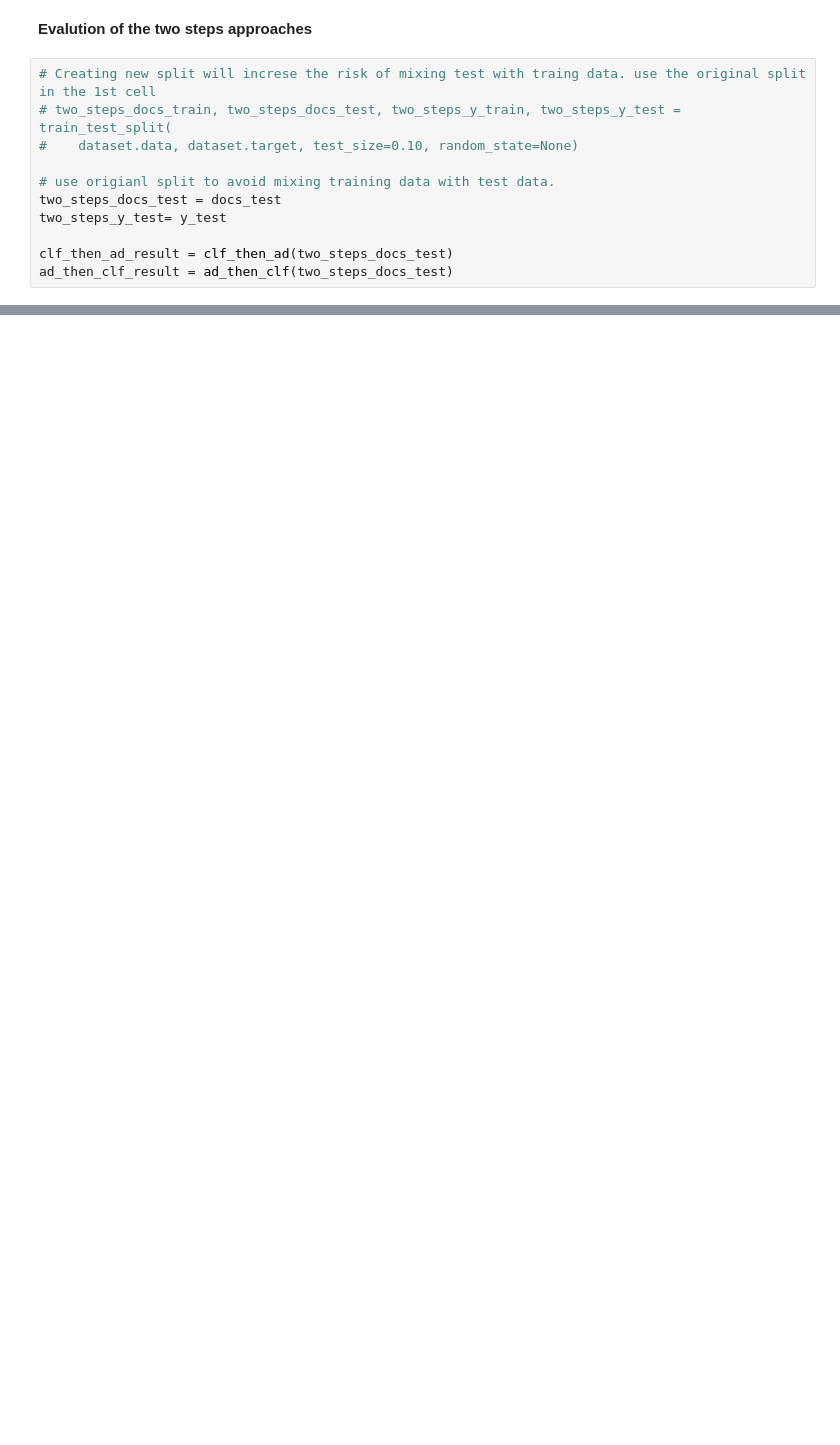
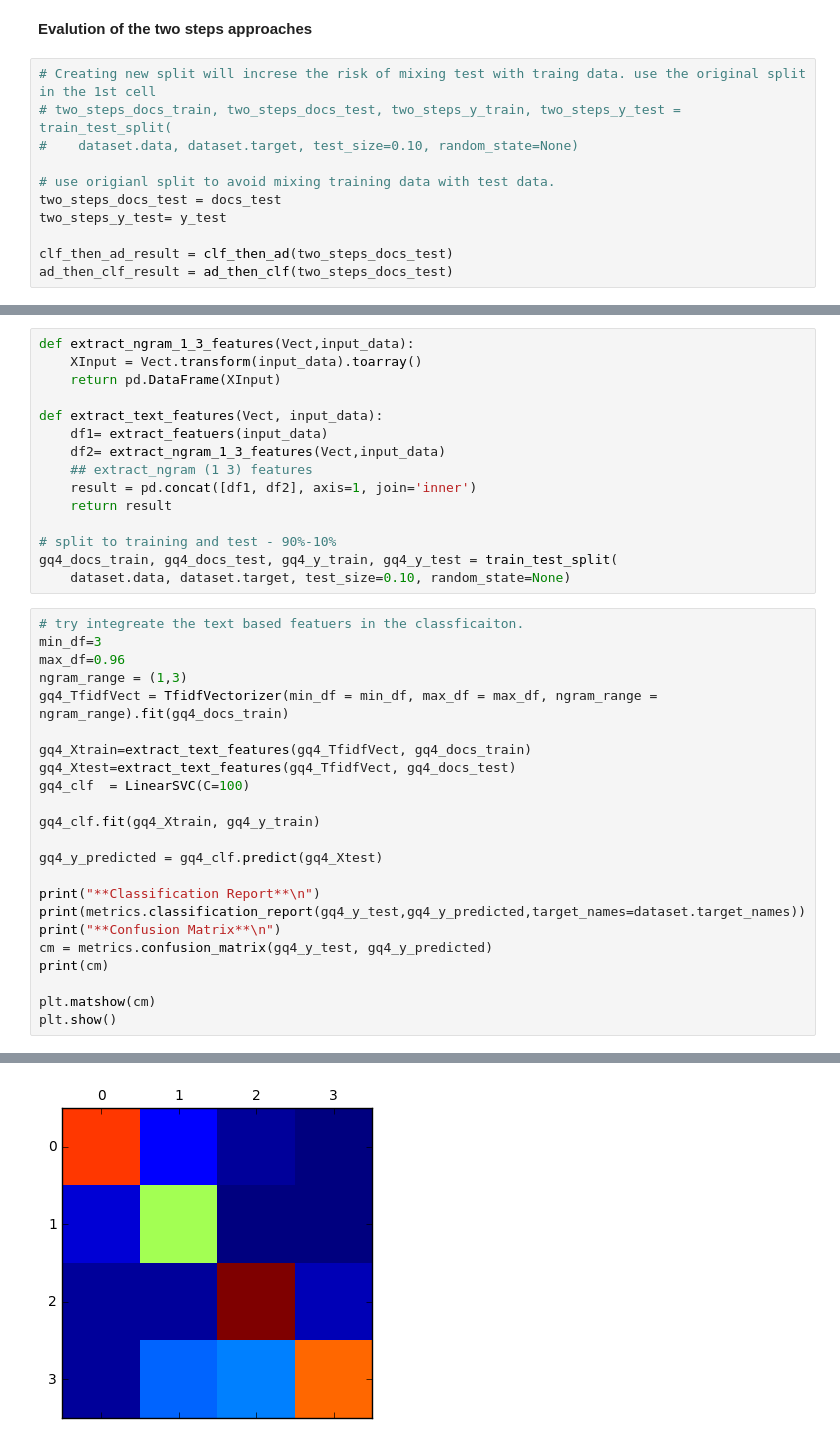
Before and after one commit to yousef-fadila/cs548-project-5, a Jupyter notebook: notebook.ipynb, the cells around one changed output, grey strips where cells are left out. Drawn from its saved outputs; the diff is of its cells as text; blank space fills up the shorter version.

```diff
--- a/notebook.ipynb
+++ b/notebook.ipynb
@@ -537,0 +564,39 @@ positive_deceptive       0.88      0.98      0.92        44
+# %%
+def extract_ngram_1_3_features(Vect,input_data):
+    XInput = Vect.transform(input_data).toarray()
+    return pd.DataFrame(XInput)
+
+def extract_text_features(Vect, input_data):
+    df1= extract_featuers(input_data)
+    df2= extract_ngram_1_3_features(Vect,input_data)
+    ## extract_ngram (1 3) features
+    result = pd.concat([df1, df2], axis=1, join='inner')
+    return result
+
+# split to training and test - 90%-10%
+gq4_docs_train, gq4_docs_test, gq4_y_train, gq4_y_test = train_test_split(
+    dataset.data, dataset.target, test_size=0.10, random_state=None)
+# %%
+# try integreate the text based featuers in the classficaiton.
+min_df=3
+max_df=0.96
+ngram_range = (1,3)
+gq4_TfidfVect = TfidfVectorizer(min_df = min_df, max_df = max_df, ngram_range = ngram_range).fit(gq4_docs_train)
+
+gq4_Xtrain=extract_text_features(gq4_TfidfVect, gq4_docs_train)
+gq4_Xtest=extract_text_features(gq4_TfidfVect, gq4_docs_test)
+gq4_clf  = LinearSVC(C=100)
+
+gq4_clf.fit(gq4_Xtrain, gq4_y_train)
+
+gq4_y_predicted = gq4_clf.predict(gq4_Xtest)
+
+print("**Classification Report**\n")
+print(metrics.classification_report(gq4_y_test,gq4_y_predicted,target_names=dataset.target_names))
+print("**Confusion Matrix**\n")
+cm = metrics.confusion_matrix(gq4_y_test, gq4_y_predicted)
+print(cm)
+
+plt.matshow(cm)
+plt.show()
+# %% [output]
@@ -537,0 +620 @@ positive_deceptive       0.88      0.98      0.92        44
+[figure, added]
```
Also changed, not shown: parts of 24 cells of this notebook, 2 other files.
